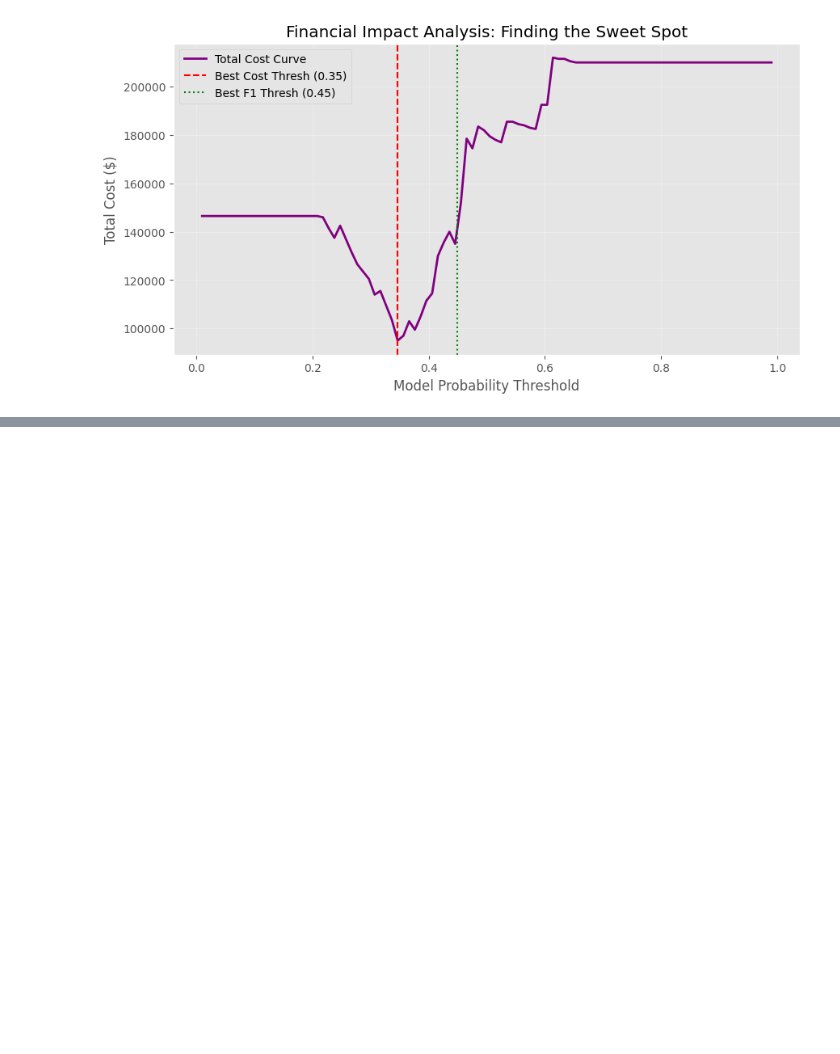
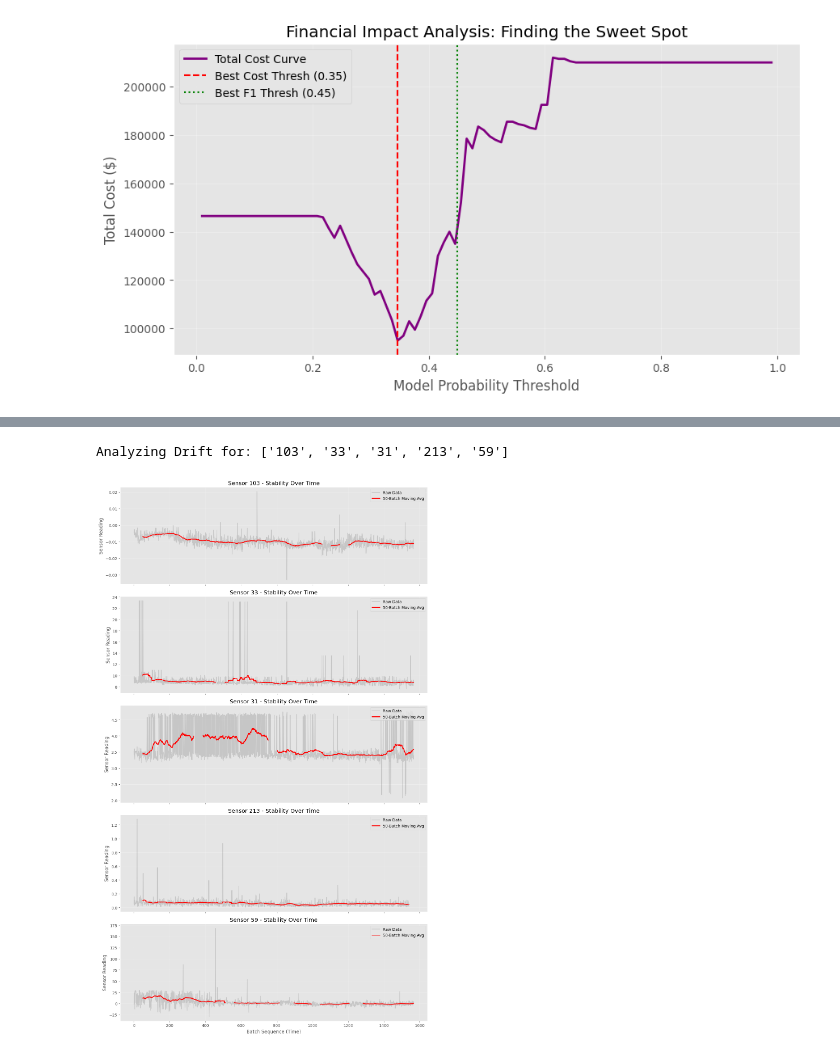
Before and after one commit to yuvipaloozie/Semiconductor-Yield-Optimization-and-RCA, a Jupyter notebook: SECOMGoldenBatch.ipynb, the cells around one changed output, grey strips where cells are left out. Drawn from its saved outputs; the diff is of its cells as text; code cells hidden in the pictures; blank space fills up the shorter version.

```diff
--- a/SECOMGoldenBatch.ipynb
+++ b/SECOMGoldenBatch.ipynb
@@ -545,0 +486,36 @@ Analyzing Safe Windows for: ['103', '33', '31', '213', '59']
+# %%
+
+print(f"Analyzing Drift for: {top_features_tuned}")
+
+# 2. Setup the Subplots
+num_features = len(top_features_tuned)
+fig, axes = plt.subplots(nrows=num_features, ncols=1, figsize=(12, 4 * num_features), sharex=True)
+
+# Handle case where there's only 1 feature (axes is not a list)
+if num_features == 1:
+    axes = [axes]
+
+# 3. Plot each feature
+for i, feature in enumerate(top_features_tuned):
+    # We use the original 'X' (before split) to capture the full timeline
+    # We sort by index to ensure chronological order (just in case)
+    series_data = X[feature].sort_index()
+
+    # Calculate Rolling Mean (Window = 50 batches)
+    rolling_mean = series_data.rolling(window=50).mean()
+
+    # Plot Raw Data (faint) and Rolling Mean (strong)
+    axes[i].plot(series_data.index, series_data, color='gray', alpha=0.3, label='Raw Data')
+    axes[i].plot(rolling_mean.index, rolling_mean, color='red', linewidth=2, label='50-Batch Moving Avg')
+
+    axes[i].set_title(f"Sensor {feature} - Reading over Time")
+    axes[i].set_ylabel("Sensor Reading")
+    axes[i].legend(loc='upper right')
+    axes[i].grid(True, alpha=0.3)
+
+plt.xlabel("Batch Sequence (Time)")
+plt.tight_layout()
+plt.show()
+# %% [output]
+Analyzing Drift for: ['103', '33', '31', '213', '59']
+[figure, added]
```
Also changed, not shown: parts of 14 cells of this notebook.
